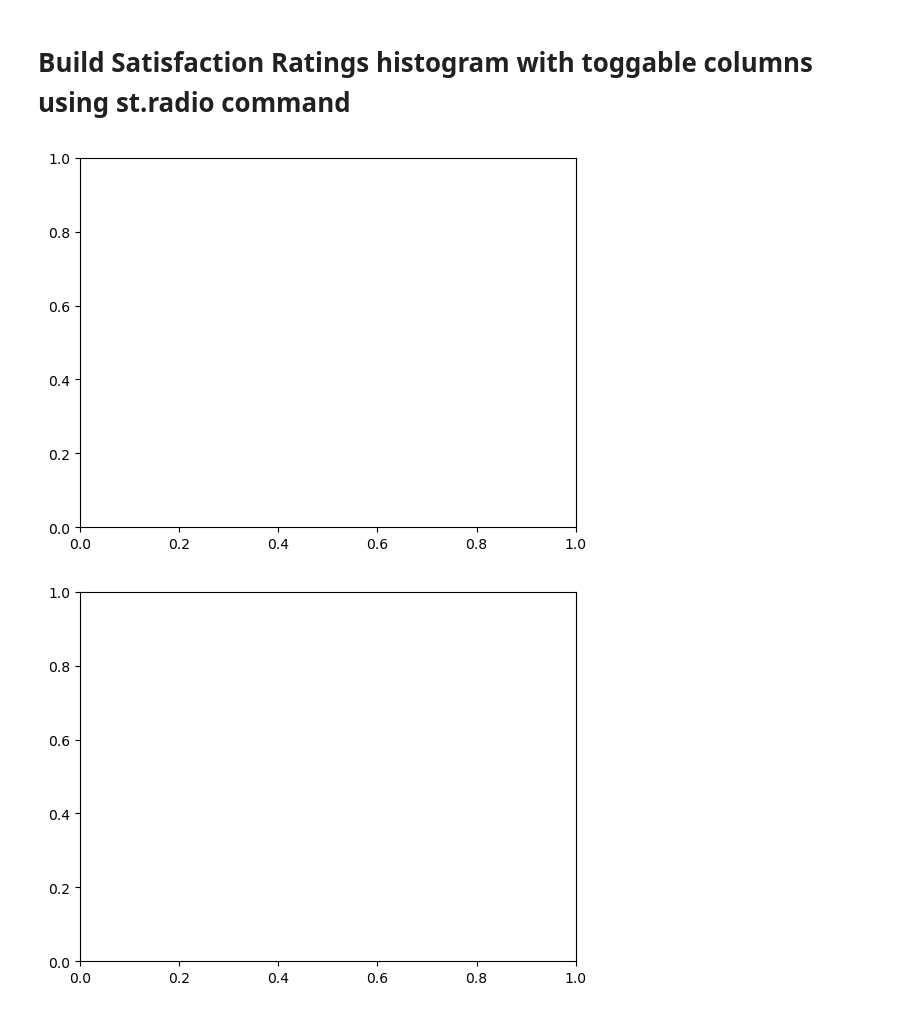
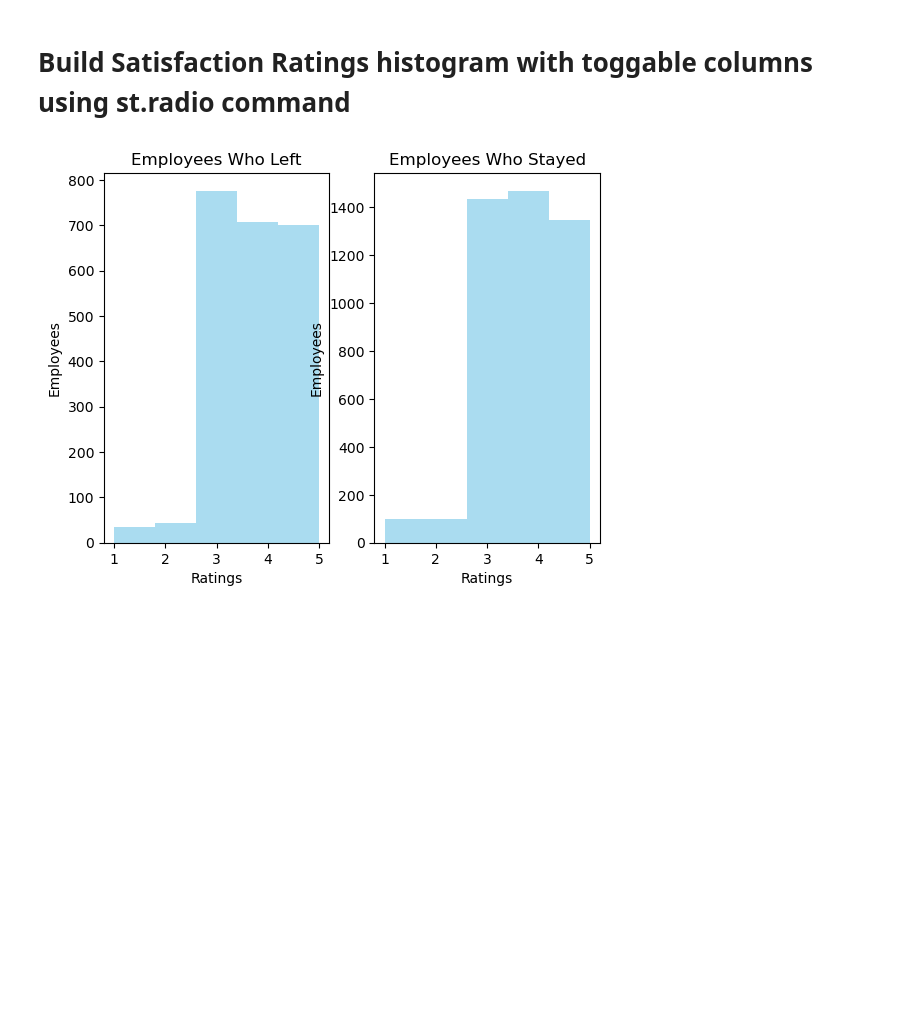
Before and after one commit to JoeyMassana/Capstone_Project_Directory, a Jupyter notebook: Notebook-1.5.ipynb, the cells around one changed output. Cells and saved outputs as stored; diff of their text form; code cells hidden in the pictures; blank space fills up the shorter version.

Commit message:
Created Satisfaction Histograms with toggable menu

```diff
--- a/Notebook-1.5.ipynb
+++ b/Notebook-1.5.ipynb
@@ -537,31 +543,39 @@ To Year 2022.0
 # Build Satisfaction Ratings histogram with toggable columns using st.radio command
 # %%
 # Streamlit app
-st.title('Togglable Histogram')
+st.title('Satisfaction Ratings For Employees')
+
+# Description of findings using the satisfaction levels.
+st.write('Description of findings using the satisfaction levels.')
 
 # Radio button for selecting which column to display
 Ratings = st.radio(
     'Select a column to display:',
     options=['Environment Satisfaction', 'Job Satisfaction', 'Relationship Satisfaction'],
     index=0  # Default to the first column
-)
+    )
+
+# Created DataFrame of employees who left.
+df_left = merged_df[merged_df['Attrition'] == 'Yes']
+
+# DataFrame of employees who stayed.
+df_sty = merged_df[merged_df['Attrition'] == 'No']
 
 # Create a histogram for the selected column
 fig, ax = plt.subplots(ncols=2)
 ax[0].hist(df_left[Ratings], bins=5, color='skyblue', alpha=0.7)
 ax[1].hist(df_sty[Ratings], bins=5, color='skyblue', alpha=0.7)
 
 ax[0].set_xlabel('Ratings')
 ax[0].set_ylabel('Employees')
-ax[0].set_title(f'Histogram of {Ratings}')
+ax[0].set_title('Employees Who Left')
 
 ax[1].set_xlabel('Ratings')
-ax[1].set_ylabel('Employees')
-ax[1].set_title(f'Histogram of {Ratings}')
+ax[1].set_title('Employees Who Stayed')
 
 # Display the histogram in Streamlit
+plt.yticks(rotation=45)
 st.pyplot(fig)
 plt.show()
 # %% [output]
-[figure, old version]
+[figure, new version]
-[figure, removed]
```
Also changed, not shown: parts of 4 cells of this notebook, 1 other file.
